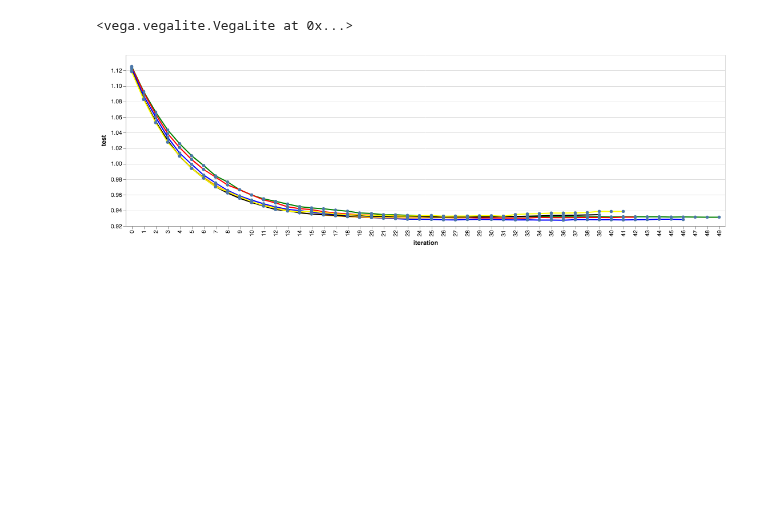
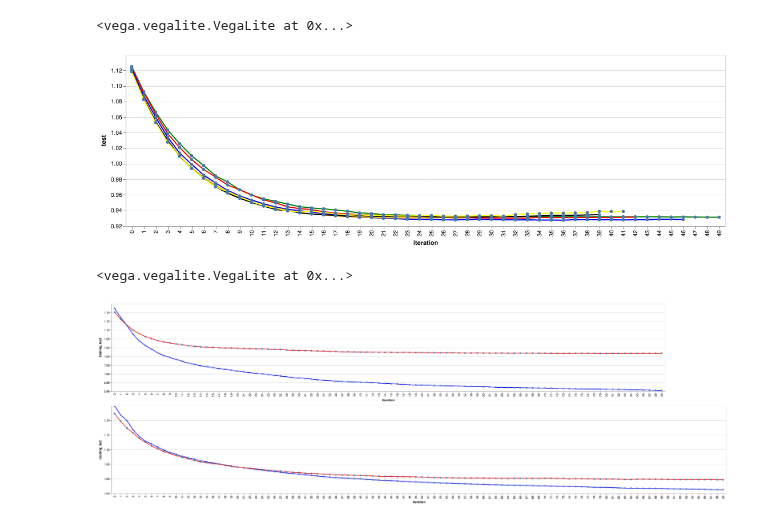
Before and after one commit to sarthakbatragatech/100-Days-of-ML, a Jupyter notebook: Hyperparameter-Tuning/Visualizing-Overfitting.ipynb, the cells around one changed output. Drawn from its saved outputs; the diff is of its cells as text; code cells hidden in the pictures; blank space fills up the shorter version.

Commit message:
Added visualization for mean encodings

```diff
--- a/Hyperparameter-Tuning/Visualizing-Overfitting.ipynb
+++ b/Hyperparameter-Tuning/Visualizing-Overfitting.ipynb
@@ -123,3 +123,35 @@ c6 = alt.Chart(depth_13).mark_line(color='yellow', point = True).encode(
 # %% [output]
 <vega.vegalite.VegaLite at 0x...>
 [figure]
+# %%
+reg = pd.read_csv('data/encoding_reg.csv')
+normal = pd.read_csv('data/encoding_normal.csv')
+# %%
+c1 = alt.Chart(normal).mark_line(color='blue', point = True).encode(
+    alt.X('iteration:N'),
+    alt.Y('training:Q', scale=alt.Scale(zero=False)),
+    tooltip = ['training']
+)
+
+c2 = alt.Chart(normal).mark_line(color='red', point = True).encode(
+    alt.X('iteration:N'),
+    alt.Y('test:Q', scale=alt.Scale(zero=False)),
+    tooltip = ['test']
+)
+# %%
+c3 = alt.Chart(reg).mark_line(color='blue', point = True).encode(
+    alt.X('iteration:N'),
+    alt.Y('training:Q', scale=alt.Scale(zero=False)),
+    tooltip = ['training']
+)
+
+c4 = alt.Chart(reg).mark_line(color='red', point = True).encode(
+    alt.X('iteration:N'),
+    alt.Y('test:Q', scale=alt.Scale(zero=False)),
+    tooltip = ['test']
+)
+# %%
+(c1 + c2).interactive() & (c3 + c4).interactive()
+# %% [output]
+<vega.vegalite.VegaLite at 0x...>
+[figure, added]
```
